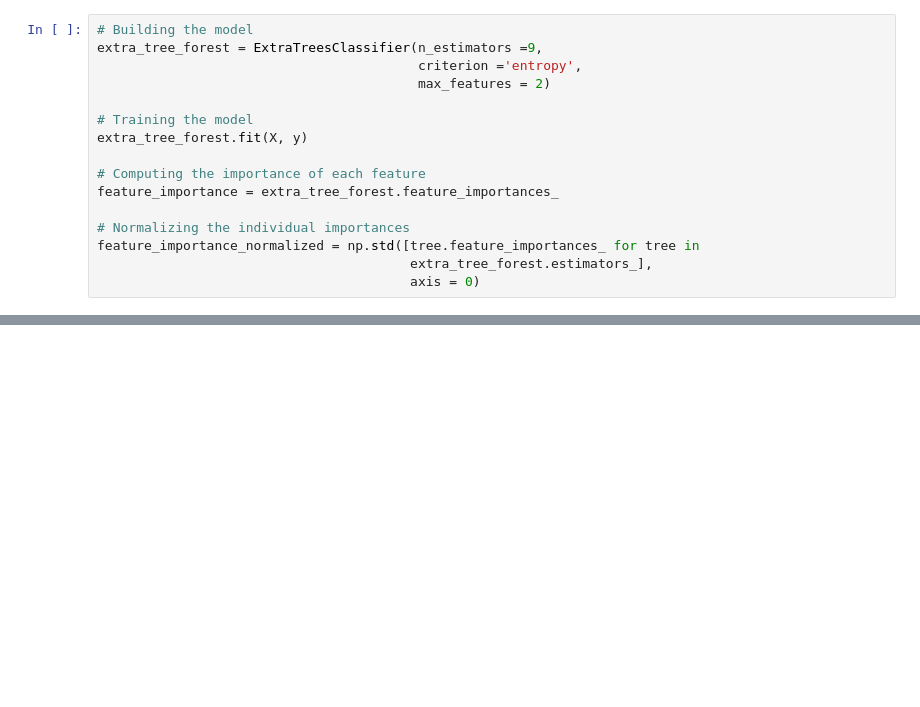
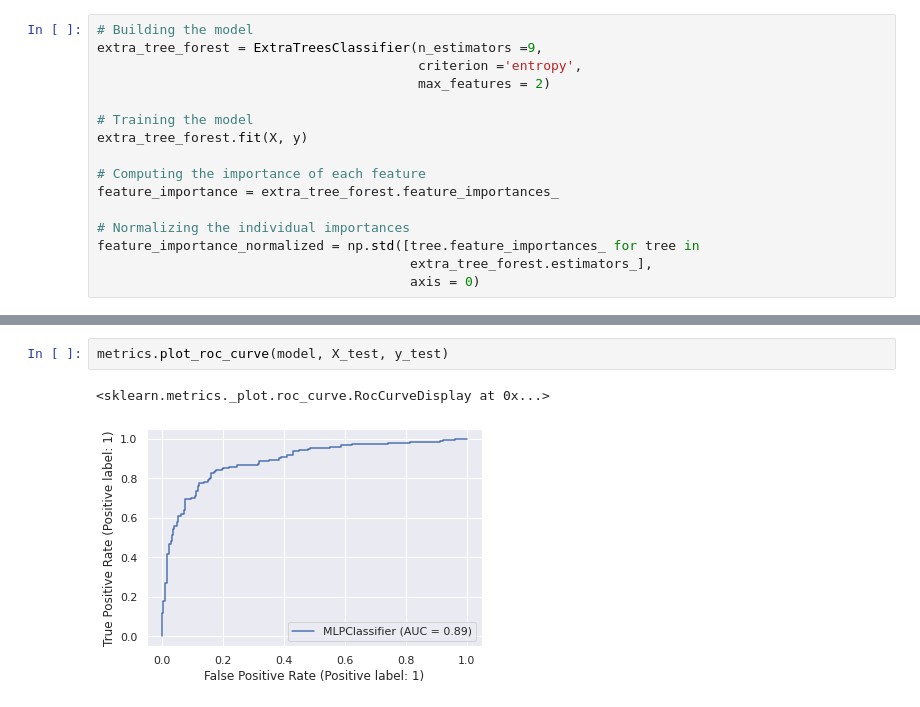
Before and after one commit to andvsilva/dataset, a Jupyter notebook: titanic/atitanic.ipynb, the cells around one changed output, grey strips where cells are left out. Saved outputs shown, nothing was run; the diff lists cells and outputs as text; blank space fills up the shorter version.

```diff
--- a/titanic/atitanic.ipynb
+++ b/titanic/atitanic.ipynb
@@ -779,0 +845,5 @@ plt.show()
+# %%
+metrics.plot_roc_curve(model, X_test, y_test)
+# %% [output]
+<sklearn.metrics._plot.roc_curve.RocCurveDisplay at 0x...>
+[figure, added]
```
Also changed, not shown: parts of 18 cells of this notebook, 5 other files.
